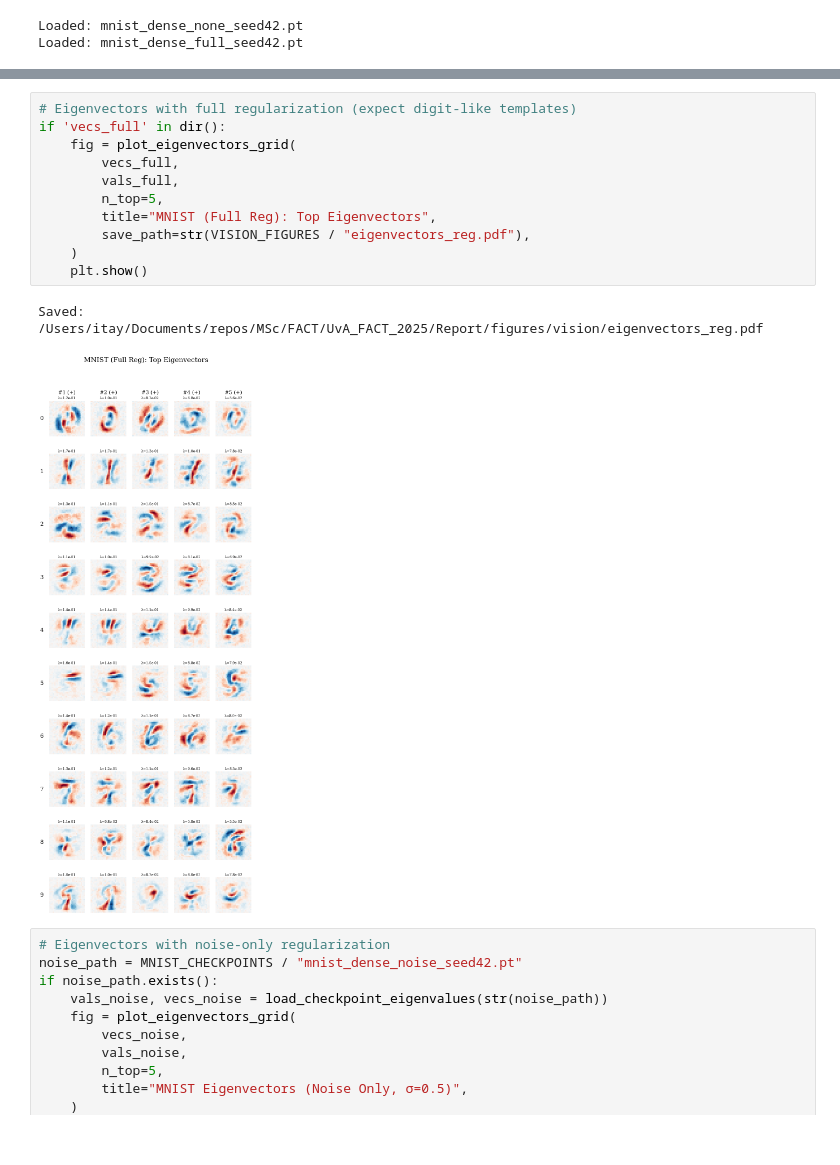
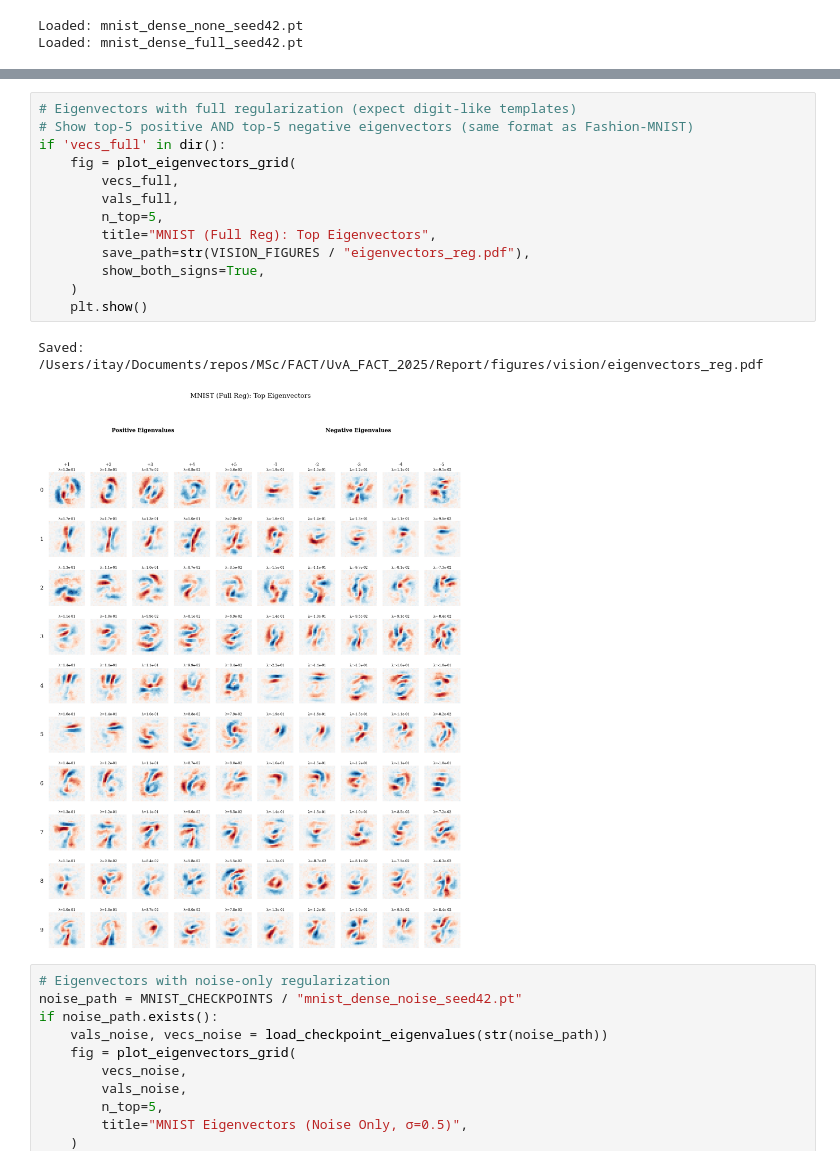
Before and after one commit to erlichon/UvA_FACT_2025, a Jupyter notebook: notebooks/01_reproduction_vision.ipynb, the cells around one changed output, grey strips where cells are left out. Saved outputs shown, nothing was run; the diff lists cells and outputs as text.

```diff
--- a/notebooks/01_reproduction_vision.ipynb
+++ b/notebooks/01_reproduction_vision.ipynb
@@ -231,17 +233,19 @@ Saved: /Users/itay/Documents/repos/MSc/FACT/UvA_FACT_2025/Report/figures/vision/
 # %%
 # Eigenvectors with full regularization (expect digit-like templates)
+# Show top-5 positive AND top-5 negative eigenvectors (same format as Fashion-MNIST)
 if 'vecs_full' in dir():
     fig = plot_eigenvectors_grid(
         vecs_full,
         vals_full,
         n_top=5,
         title="MNIST (Full Reg): Top Eigenvectors",
         save_path=str(VISION_FIGURES / "eigenvectors_reg.pdf"),
+        show_both_signs=True,
     )
     plt.show()
 # %% [output]
 Saved: /Users/itay/Documents/repos/MSc/FACT/UvA_FACT_2025/Report/figures/vision/eigenvectors_reg.pdf
-[figure, old version]
+[figure, new version]
 # %%
 # Eigenvectors with noise-only regularization
 noise_path = MNIST_CHECKPOINTS / "mnist_dense_noise_seed42.pt"
```
Also changed, not shown: parts of 6 cells of this notebook, 29 other files.
